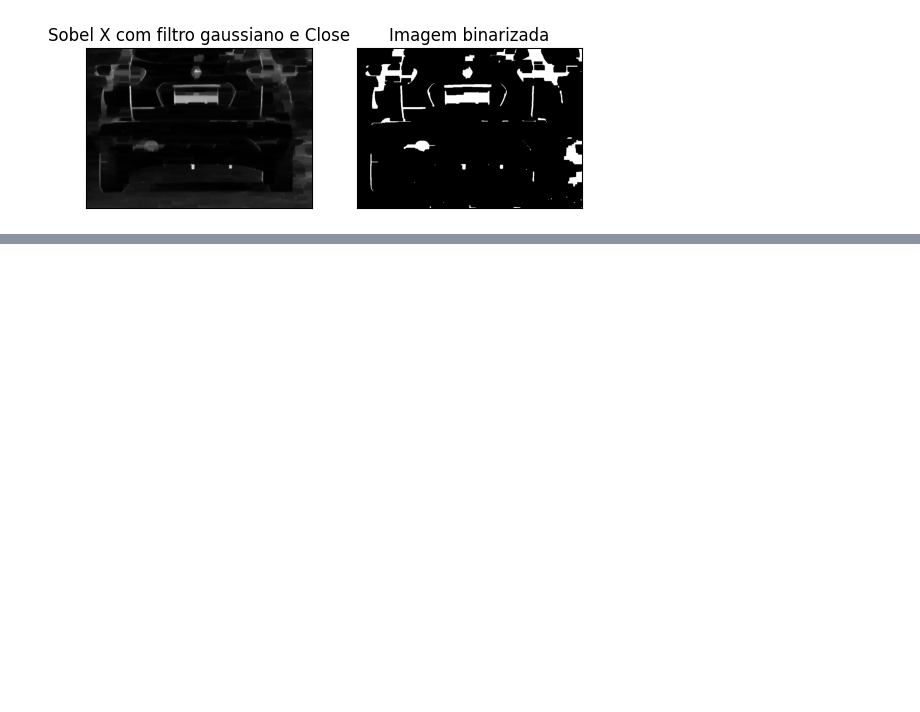
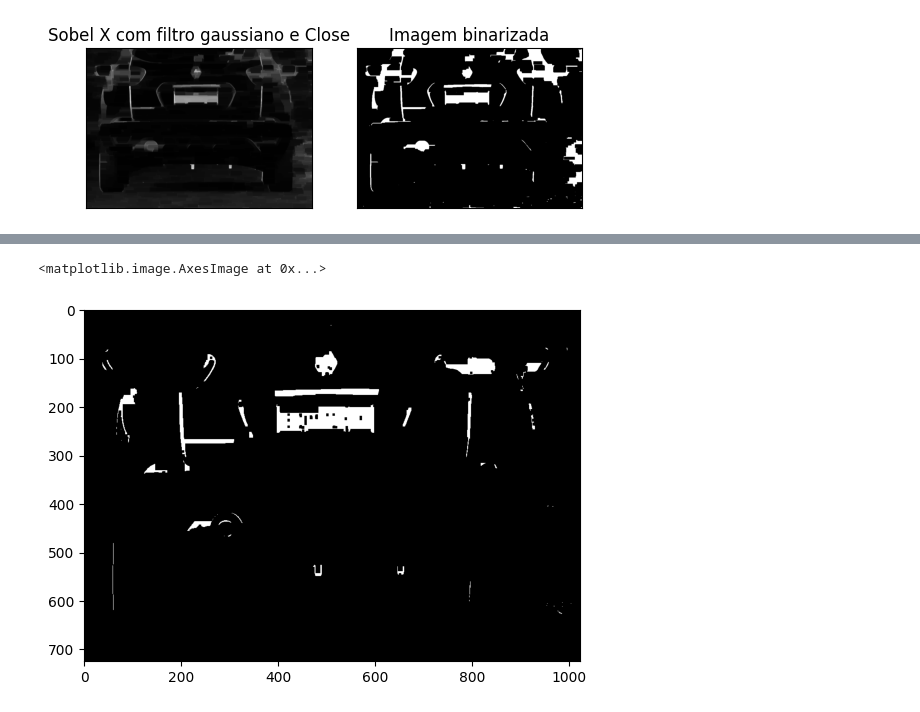
Before and after one commit to marcalhenrique/estudos, a Jupyter notebook: visao_computacional/placa_de_carro/placa_de_carro.ipynb, the cells around one changed output, grey strips where cells are left out. Cells and saved outputs as stored; diff of their text form; code cells hidden in the pictures; blank space fills up the shorter version.

```diff
--- a/visao_computacional/placa_de_carro/placa_de_carro.ipynb
+++ b/visao_computacional/placa_de_carro/placa_de_carro.ipynb
@@ -591,0 +611,8 @@ plt.show()
+# %%
+from skimage.segmentation import clear_border
+
+limiarizacao = clear_border(limiarizacao) # Removendo os objetos que tocam a borda da imagem
+plt.imshow(limiarizacao, cmap='gray') # Exibindo a imagem em tons de cinza
+# %% [output]
+<matplotlib.image.AxesImage at 0x...>
+[figure, added]
```
Also changed, not shown: parts of 7 cells of this notebook.
